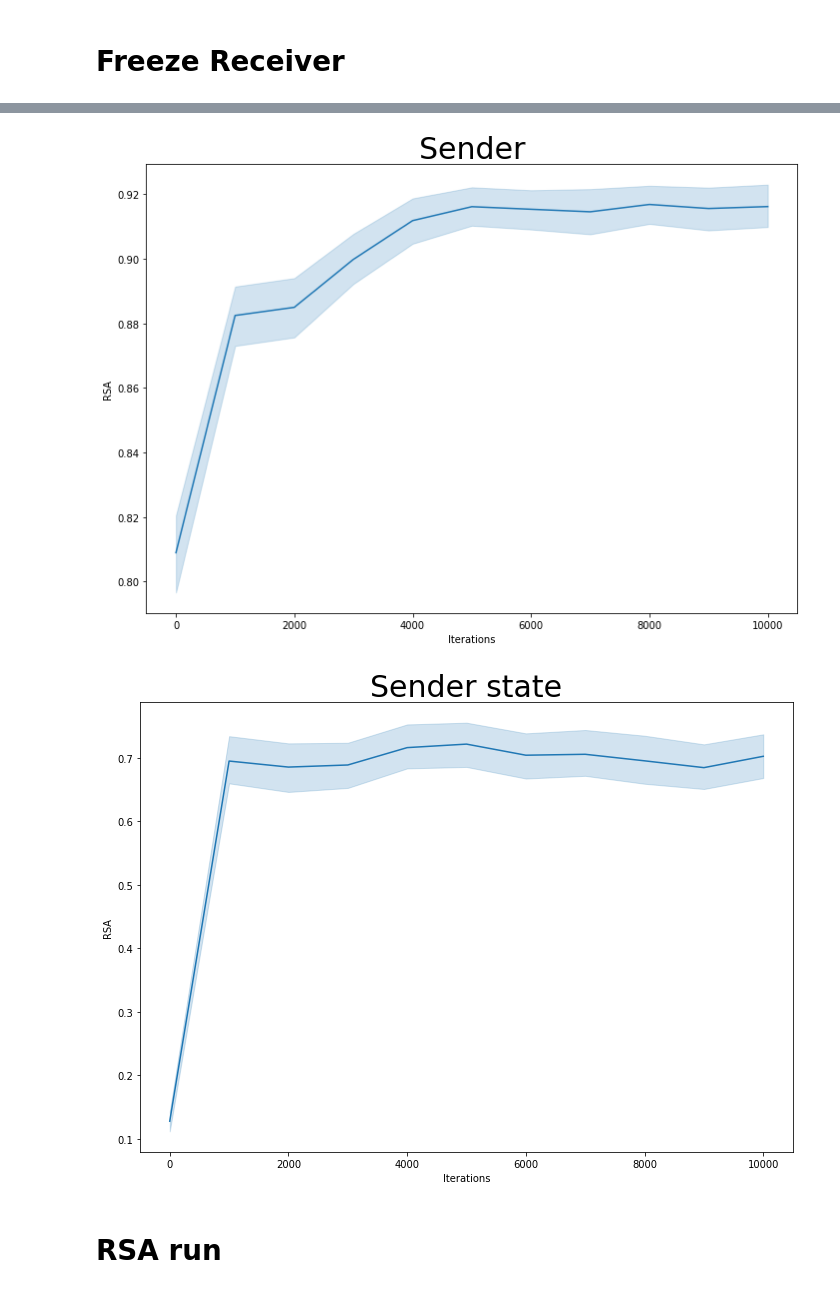
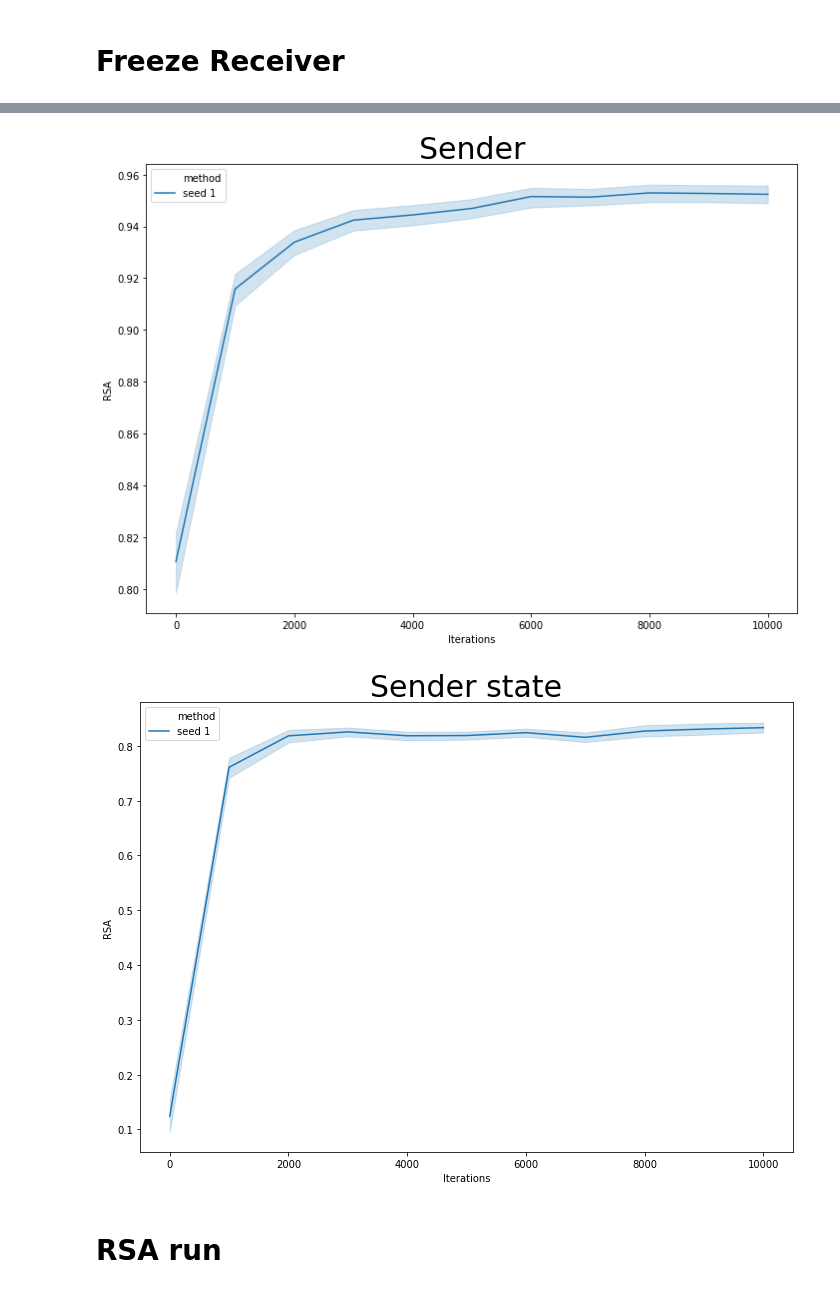
Before and after one commit to OscarLigthart/TopographicSimilarity, a Jupyter notebook: Freeze_analysis.ipynb, the cells around one changed output, grey strips where cells are left out. Drawn from its saved outputs; the diff is of its cells as text; code cells hidden in the pictures.

```diff
--- a/Freeze_analysis.ipynb
+++ b/Freeze_analysis.ipynb
@@ -134,7 +134,7 @@ def plot_rsa_metric(results, metric, ylabel=None, show_error=True,
         d[key] = all_values[i]
     data_preproc=pd.DataFrame(data=d)
 
-    ax = sns.lineplot(x='Iterations', y="RSA",
+    ax = sns.lineplot(x='Iterations', y="RSA", hue="method",
                       data=pd.melt(data_preproc, ['Iterations'],
                                    var_name='method',
                                    value_name="RSA"))
@@ -164,11 +163,23 @@ plot_rsa_metric(RSA_ANALYSIS, metric='h_rnn_receiver', title="Receiver state")
 # %% [markdown]
 # Freeze Receiver
 # %%
+path = "runs/lstm_max_len_10_vocab_25_attr_5_split_2/1/freezes_receiver"
+RSA_SEED1 = pickle.load(open(f'{path}/rsa_analysis.pkl', 'rb'))
+
+path = "runs/lstm_max_len_10_vocab_25_attr_5_split_2/2/freezes_receiver"
+RSA_SEED2 = pickle.load(open(f'{path}/rsa_analysis.pkl', 'rb'))
+
+path = "runs/lstm_max_len_10_vocab_25_attr_5_split_2/3/freezes_receiver"
+RSA_SEED3 = pickle.load(open(f'{path}/rsa_analysis.pkl', 'rb'))
+
 path = "runs/lstm_max_len_10_vocab_25_attr_5_split_2/4/freezes_receiver"
-RSA_BASELINE = pickle.load(open(f'{path}/rsa_analysis.pkl', 'rb'))
+RSA_SEED4 = pickle.load(open(f'{path}/rsa_analysis.pkl', 'rb'))
 
 #print(RSA_BASELINE['h_receiver'])
-RSA_ANALYSIS = {'baseline': RSA_BASELINE}
+RSA_ANALYSIS = {'seed 1': RSA_SEED1}
+                #'seed 2': RSA_SEED2,
+                #'seed 3': RSA_SEED3,
+                #'seed 4': RSA_SEED4}
 
 plot_rsa_metric(RSA_ANALYSIS, metric='ham_messages', title="Messages")
 plot_rsa_metric(RSA_ANALYSIS, metric='h_receiver', title="Reconstructed")
@@ -181,5 +192,5 @@ plot_rsa_metric(RSA_ANALYSIS, metric='h_rnn_sender', title="Sender state")
-[figure, old version]
+[figure, new version]
-[figure, old version]
+[figure, new version]
 # %% [markdown]
 # RSA run
 # %%
```
Also changed, not shown: parts of 6 cells of this notebook, 14 other files.
